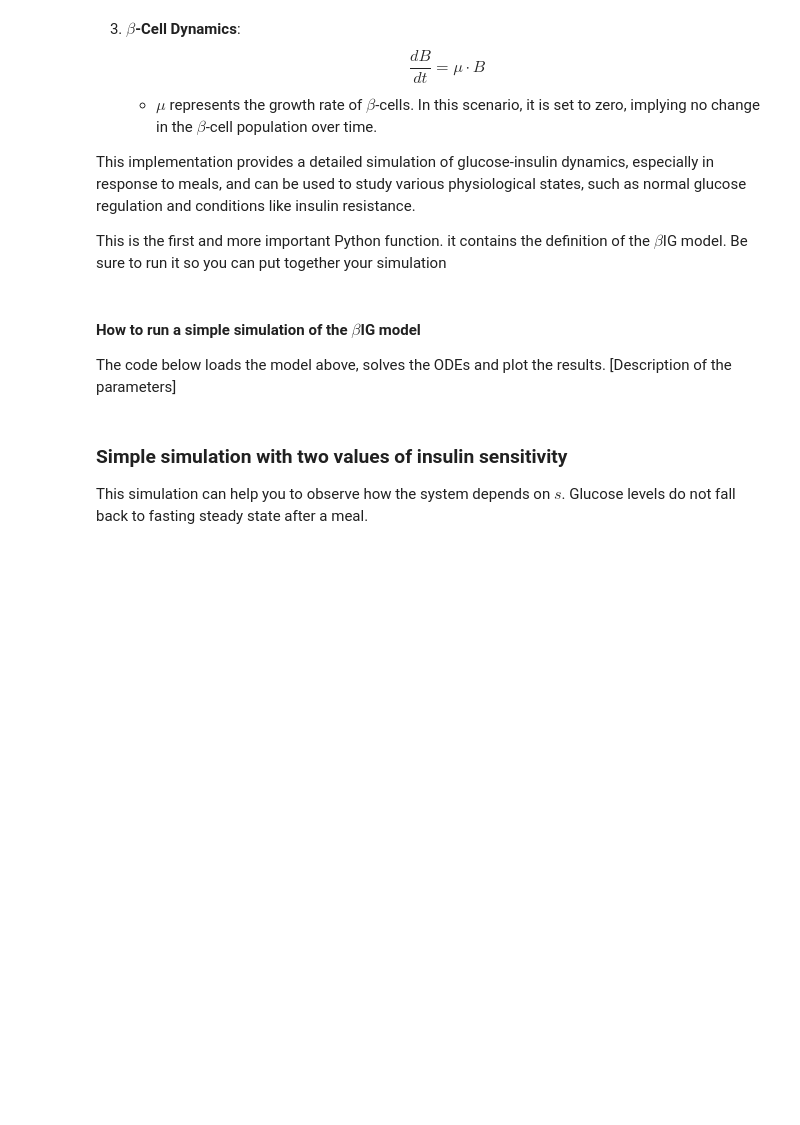
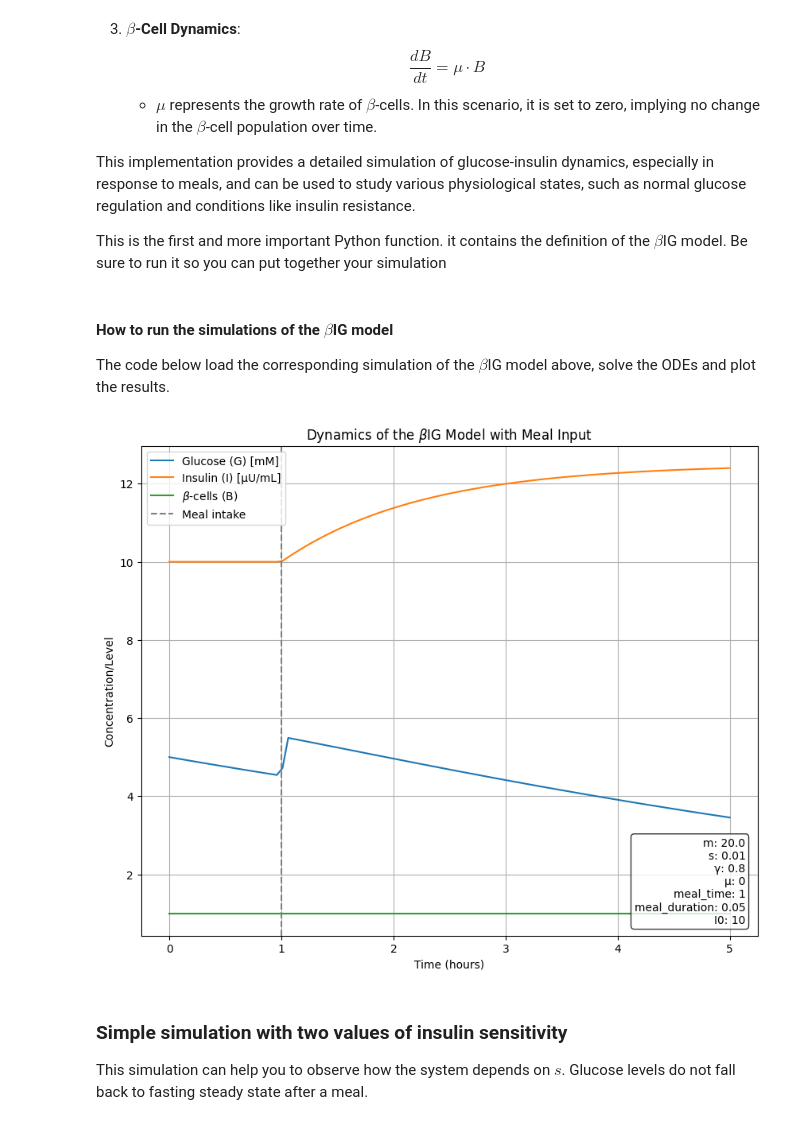
Before and after one commit to amoyag/Biofisica, a Jupyter notebook: session4_BIGmodel_dynamicalcompensation.ipynb, the cells around one changed output. Saved outputs shown, nothing was run; the diff lists cells and outputs as text; code cells hidden in the pictures; blank space fills up the shorter version.

Commit message:
working on more simulations

```diff
--- a/session4_BIGmodel_dynamicalcompensation.ipynb
+++ b/session4_BIGmodel_dynamicalcompensation.ipynb
@@ -157,4 +360,3 @@ def BIG_model(y, t, m, s, B, gamma, mu, meal_time, meal_duration, I0):
 # %% [markdown]
-#### How to run a simple simulation of the $\beta$IG model
-The code below loads the model above, solves the ODEs and plot the results.
-[Description of the parameters]
+#### How to run the simulations of the $\beta$IG model
+The code below load the corresponding simulation of the $\beta$IG model above, solve the ODEs and plot the results.
@@ -186,6 +363,8 @@ def run_BIG_simulation(m, s, gamma, mu, meal_time, meal_duration, I0):
 # %%
-# Example usage
-run_BIG_simulation(m=20.0, s=0.01, gamma=0.8, mu=0 , meal_time=1, meal_duration=0.15, I0=10)
+#@title Running the BIG model
+run_BIG_simulation(m=20.0, s=0.01, gamma=0.8, mu=0 , meal_time=1, meal_duration=0.05, I0=10)
+# %% [output]
+[figure, added]
 # %% [markdown]
 ### Simple simulation with two values of insulin sensitivity
 This simulation can help you to observe how the system depends on $s$. Glucose levels do not fall back to fasting steady state after a meal.
```
Also changed, not shown: parts of 17 cells of this notebook.
